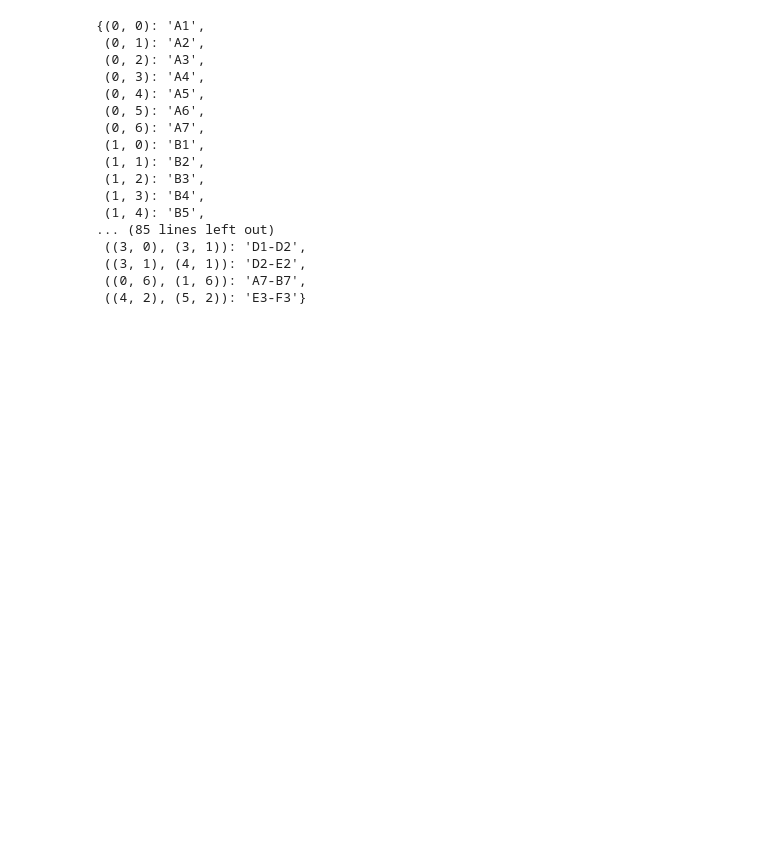
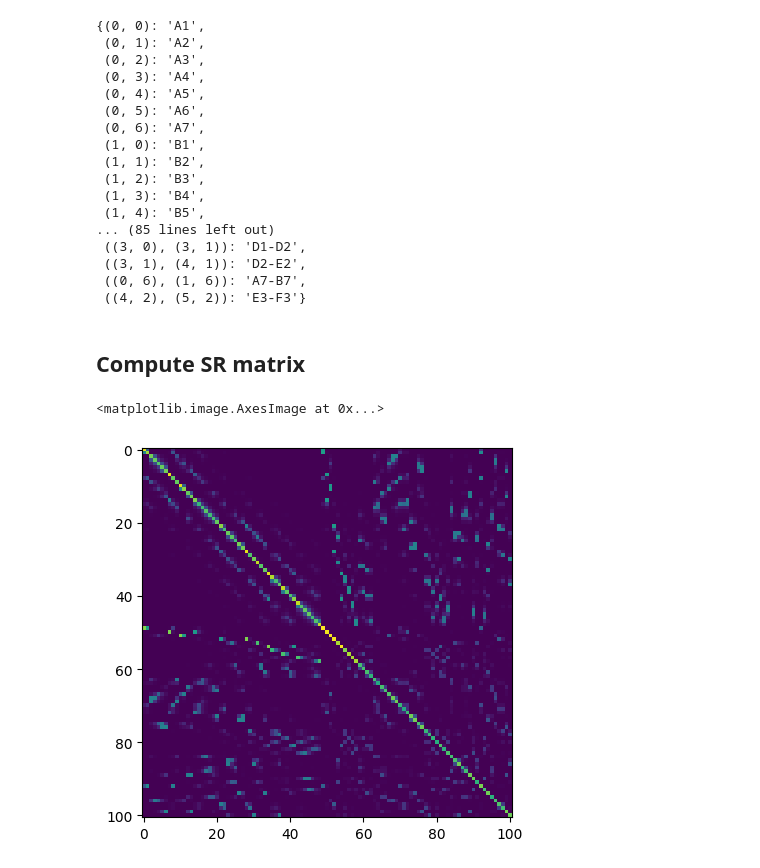
Before and after one commit to charlesdgburns/GridModels, a Jupyter notebook: Playground.ipynb, the cells around one changed output. Drawn from its saved outputs; the diff is of its cells as text; code cells hidden in the pictures; blank space fills up the shorter version.

```diff
--- a/Playground.ipynb
+++ b/Playground.ipynb
@@ -1241,7 +1241,7 @@ The columns of the transition matrix itself should vaguely map onto coarse-scale
 
 Let's try make that happen.
 # %%
-temp_matrix =  np.identity(np.linalg.matrix_rank(t_matrix)+1)-0.9*t_matrix #(I - gT)^-1, so gamma=0.9
+temp_matrix =  np.identity(49)-0.9*t_matrix #(I - gT)^-1, so gamma=0.9
 SR_matrix =np.linalg.inv(temp_matrix) #inverse of (I-T)
 
 #To plot a heatmap, we need to have a dictionary of node and edge labels
@@ -1396,3 +1395,30 @@ nx.get_node_attributes(big, 'label') #Check how each node is labelled.
  ((3, 1), (4, 1)): 'D2-E2',
  ((0, 6), (1, 6)): 'A7-B7',
  ((4, 2), (5, 2)): 'E3-F3'}
+# %% [markdown]
+## Compute SR matrix
+# %%
+adjacency = nx.adjacency_matrix(big).toarray() #store adjacency in an array
+
+norm_adjacency = adjacency/max(adjacency.flatten()) #normalise so that all adjacency values are 1.
+
+
+np.fill_diagonal(norm_adjacency,1) #has no output, but makes all diagonals equal to 1, so standing still is a valid transition
+
+plt.imshow(norm_adjacency)
+
+
+
+for c in range(np.size(adjacency[:][0])): #for each column
+ norm_adjacency[:,c] = norm_adjacency[:,c]/sum(norm_adjacency[:,c]) #make each column a probability over transitions. Remember we index by [row,column].
+
+Transition = norm_adjacency #just initialise by copying data structure
+#for c in 0:np.size(adjacency[:][0]) #for each column
+
+temp_matrix =  np.identity(np.linalg.matrix_rank(Transition))-0.9*Transition #(I - gT)^-1, so gamma=0.9
+bigSR =np.linalg.inv(temp_matrix)
+
+plt.imshow(bigSR)
+# %% [output]
+<matplotlib.image.AxesImage at 0x...>
+[figure, added]
```
Also changed, not shown: parts of 7 cells of this notebook.
